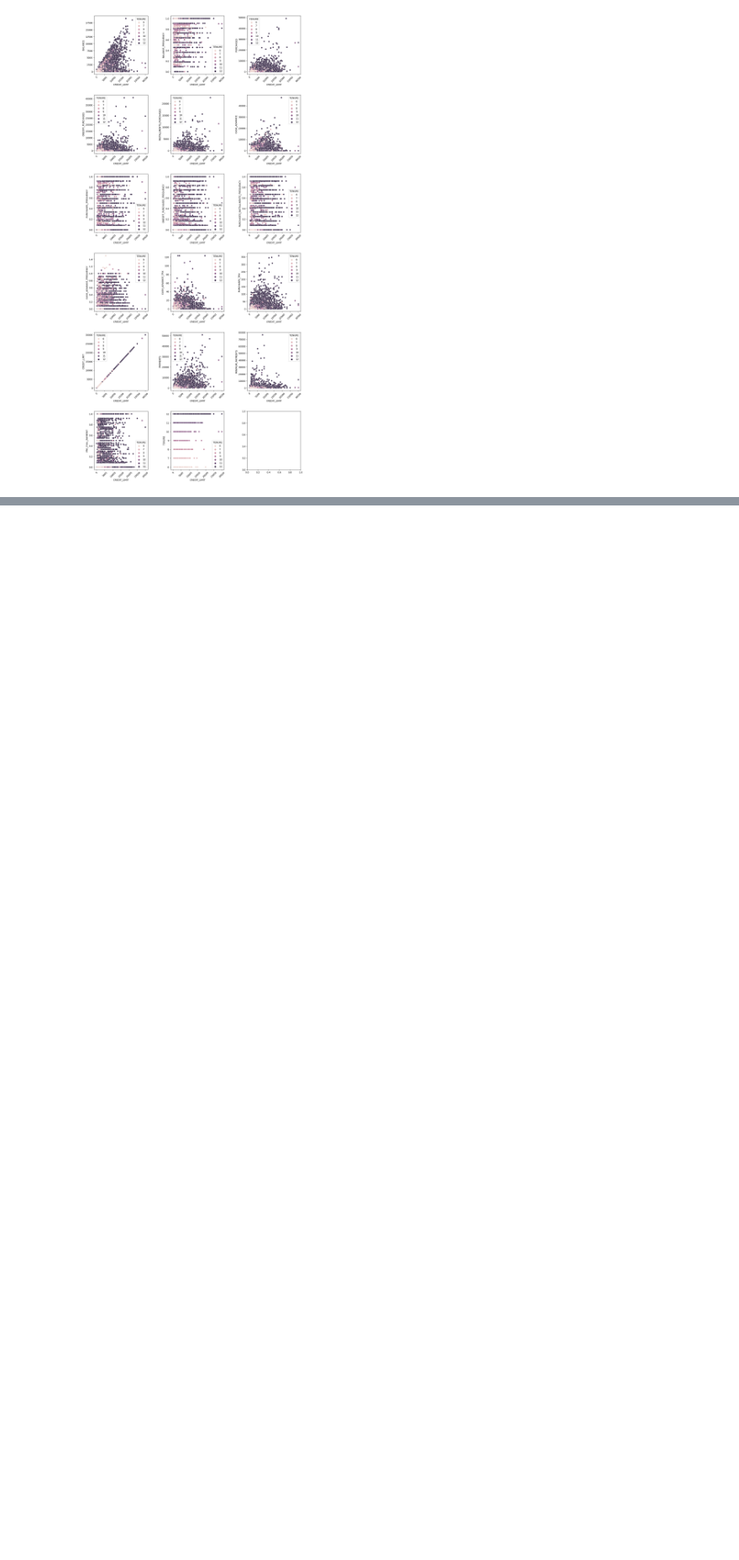
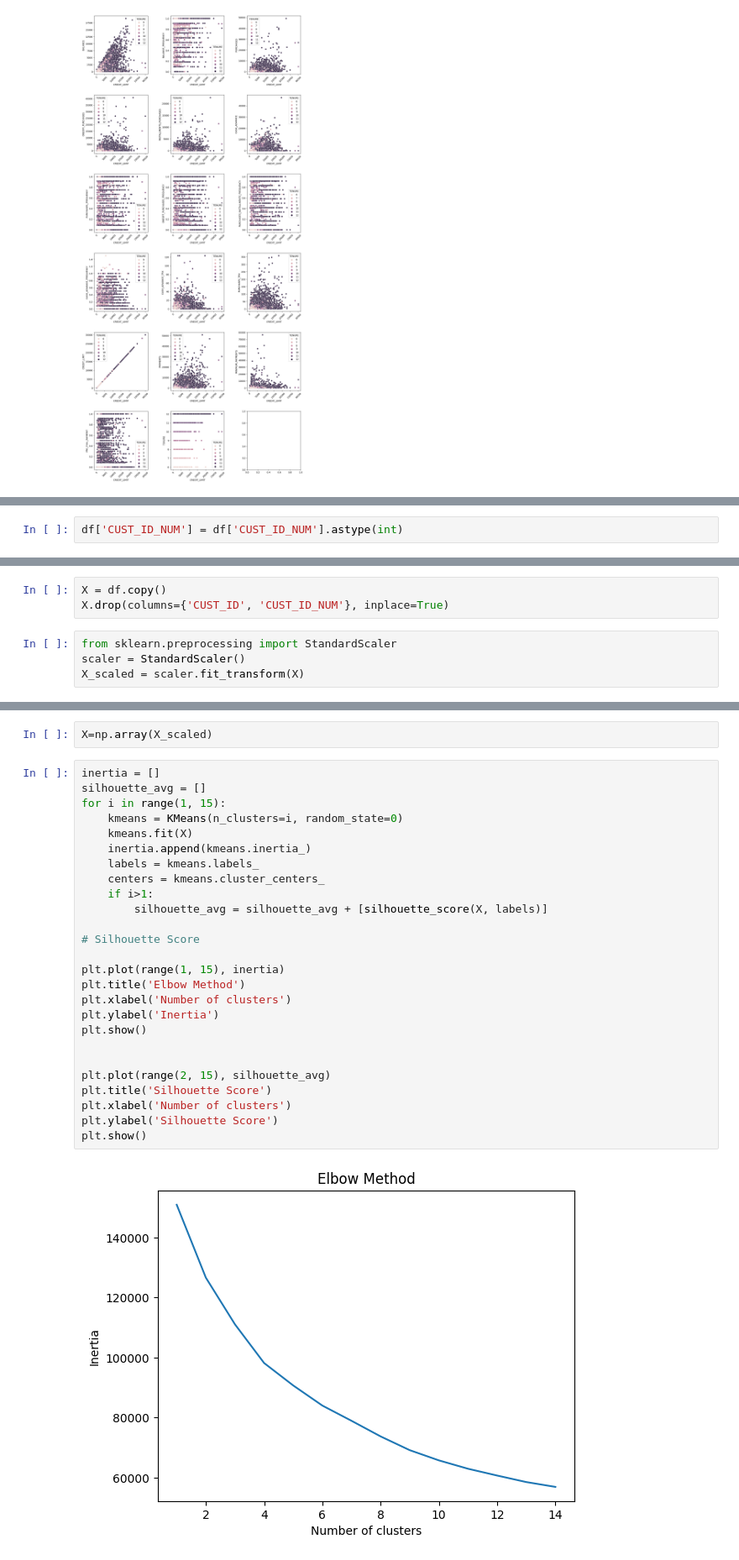
Before and after one commit to mredshaw/DS2, a Jupyter notebook: DS2_A2_V1.ipynb, the cells around one changed output, grey strips where cells are left out. Shown at 84% size. Saved outputs shown, nothing was run; the diff lists cells and outputs as text; blank space fills up the shorter version.

```diff
--- a/DS2_A2_V1.ipynb
+++ b/DS2_A2_V1.ipynb
@@ -260,0 +285,2 @@ plt.show()
+# %%
+df['CUST_ID_NUM'] = df['CUST_ID_NUM'].astype(int)
@@ -260,0 +296,7 @@ plt.show()
+# %%
+X = df.copy()
+X.drop(columns={'CUST_ID', 'CUST_ID_NUM'}, inplace=True)
+# %%
+from sklearn.preprocessing import StandardScaler
+scaler = StandardScaler()
+X_scaled = scaler.fit_transform(X)
@@ -260,0 +308,30 @@ plt.show()
+# %%
+X=np.array(X_scaled)
+# %%
+inertia = []
+silhouette_avg = []
+for i in range(1, 15):
+    kmeans = KMeans(n_clusters=i, random_state=0)
+    kmeans.fit(X)
+    inertia.append(kmeans.inertia_)
+    labels = kmeans.labels_
+    centers = kmeans.cluster_centers_
+    if i>1:
+        silhouette_avg = silhouette_avg + [silhouette_score(X, labels)]
+
+# Silhouette Score
+
+plt.plot(range(1, 15), inertia)
+plt.title('Elbow Method')
+plt.xlabel('Number of clusters')
+plt.ylabel('Inertia')
+plt.show()
+
+
+plt.plot(range(2, 15), silhouette_avg)
+plt.title('Silhouette Score')
+plt.xlabel('Number of clusters')
+plt.ylabel('Silhouette Score')
+plt.show()
+# %% [output]
+[figure, added]
```
Also changed, not shown: parts of 12 cells of this notebook.
